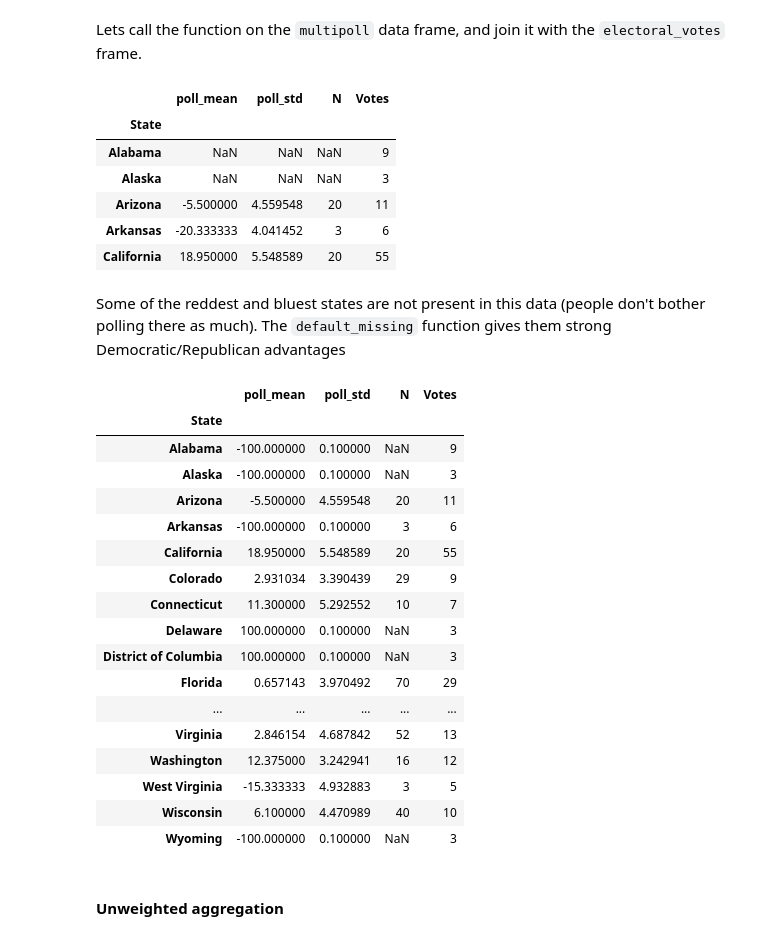
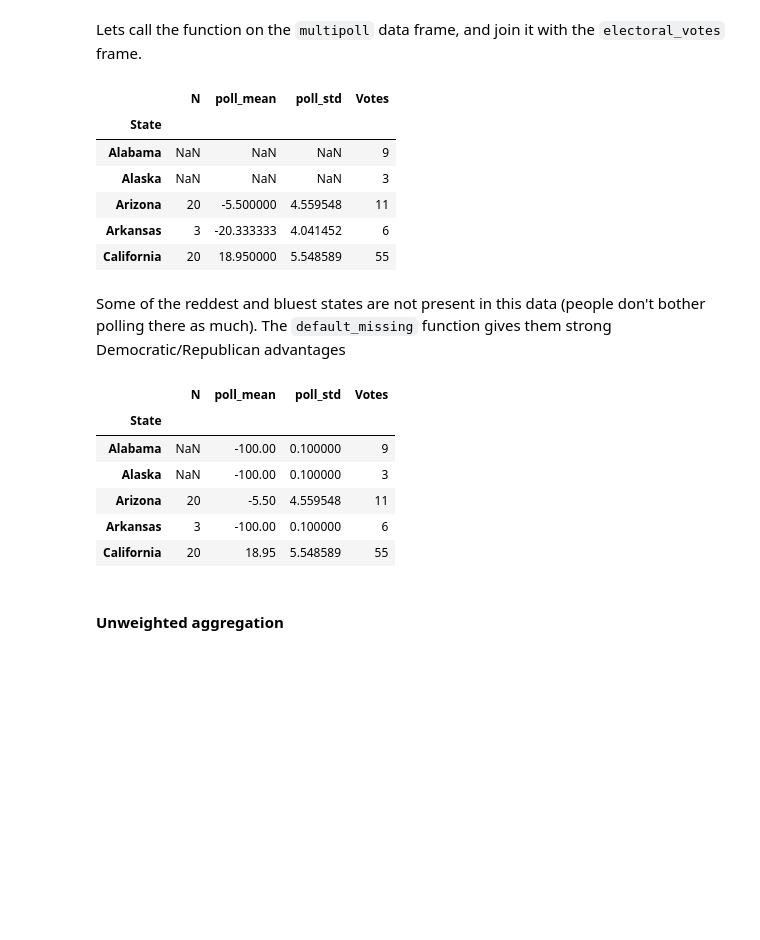
Before and after one commit to imantdaunhawer/content_2013, a Jupyter notebook: HW2.ipynb, the cells around one changed output. Drawn from its saved outputs; the diff is of its cells as text; code cells hidden in the pictures; blank space fills up the shorter version.

```diff
--- a/HW2.ipynb
+++ b/HW2.ipynb
@@ -1256,10 +1257,12 @@ poll_std value as .05 * poll_mean
 """
 #your code here
 def state_average(multipoll):
-    df = pd.DataFrame()   # create a new, empty dataframe
-    df["poll_mean"] = multipoll.groupby(multipoll.State).mean().obama_spread
-    df["poll_std"] = multipoll.groupby(multipoll.State).std().obama_spread
-    df["N"] = multipoll.groupby(multipoll.State).count().obama_spread
+    df = pd.DataFrame()   # create a new DataFrame
+    df["N"] = multipoll.groupby(multipoll.State).Pollster.count()
+    df["poll_mean"] = multipoll.groupby(multipoll.State).obama_spread.mean()
+    df["poll_std"] = multipoll.groupby(multipoll.State).obama_spread.std()
+    df.poll_std.fillna(df.poll_mean*0.05, inplace=True) # fill missing values in the column with an estimate
+                                                            # of .05*poll_mean of that row.
     return df
 # %% [markdown]
 Lets call the function on the `multipoll` data frame, and join it with the `electoral_votes` frame.
@@ -1267,44 +1270,33 @@ Lets call the function on the `multipoll` data frame, and join it with the `elec
 avg = state_average(multipoll).join(electoral_votes, how='outer')
 avg.head()
 # %% [output]
-|  | poll_mean | poll_std | N | Votes |
+|  | N | poll_mean | poll_std | Votes |
 | State |  |  |  |  |
 | Alabama | NaN | NaN | NaN | 9 |
 | Alaska | NaN | NaN | NaN | 3 |
-| Arizona | -5.500000 | 4.559548 | 20 | 11 |
-| Arkansas | -20.333333 | 4.041452 | 3 | 6 |
-| California | 18.950000 | 5.548589 | 20 | 55 |
+| Arizona | 20 | -5.500000 | 4.559548 | 11 |
+| Arkansas | 3 | -20.333333 | 4.041452 | 6 |
+| California | 20 | 18.950000 | 5.548589 | 55 |
 # %% [markdown]
 Some of the reddest and bluest states are not present in this data (people don't bother polling there as much). The `default_missing` function gives them strong Democratic/Republican advantages
 # %%
 def default_missing(results):
     red_states = ["Alabama", "Alaska", "Arkansas", "Idaho", "Wyoming"]
     blue_states = ["Delaware", "District of Columbia", "Hawaii"]
     results.ix[red_states, ["poll_mean"]] = -100.0
     results.ix[red_states, ["poll_std"]] = 0.1
     results.ix[blue_states, ["poll_mean"]] = 100.0
     results.ix[blue_states, ["poll_std"]] = 0.1
 default_missing(avg)
-avg
+avg.head()
 # %% [output]
-|  | poll_mean | poll_std | N | Votes |
+|  | N | poll_mean | poll_std | Votes |
 | State |  |  |  |  |
-| Alabama | -100.000000 | 0.100000 | NaN | 9 |
-| Alaska | -100.000000 | 0.100000 | NaN | 3 |
-| Arizona | -5.500000 | 4.559548 | 20 | 11 |
-| Arkansas | -100.000000 | 0.100000 | 3 | 6 |
-| California | 18.950000 | 5.548589 | 20 | 55 |
-| Colorado | 2.931034 | 3.390439 | 29 | 9 |
-| Connecticut | 11.300000 | 5.292552 | 10 | 7 |
-| Delaware | 100.000000 | 0.100000 | NaN | 3 |
-| District of Columbia | 100.000000 | 0.100000 | NaN | 3 |
-| Florida | 0.657143 | 3.970492 | 70 | 29 |
-| ... | ... | ... | ... | ... |
-| Virginia | 2.846154 | 4.687842 | 52 | 13 |
-| Washington | 12.375000 | 3.242941 | 16 | 12 |
-| West Virginia | -15.333333 | 4.932883 | 3 | 5 |
-| Wisconsin | 6.100000 | 4.470989 | 40 | 10 |
-| Wyoming | -100.000000 | 0.100000 | NaN | 3 |
+| Alabama | NaN | -100.00 | 0.100000 | 9 |
+| Alaska | NaN | -100.00 | 0.100000 | 3 |
+| Arizona | 20 | -5.50 | 4.559548 | 11 |
+| Arkansas | 3 | -100.00 | 0.100000 | 6 |
+| California | 20 | 18.95 | 5.548589 | 55 |
 # %% [markdown]
 #### Unweighted aggregation
 # %% [markdown]
```
Also changed, not shown: parts of 17 cells of this notebook, 1 other file.
